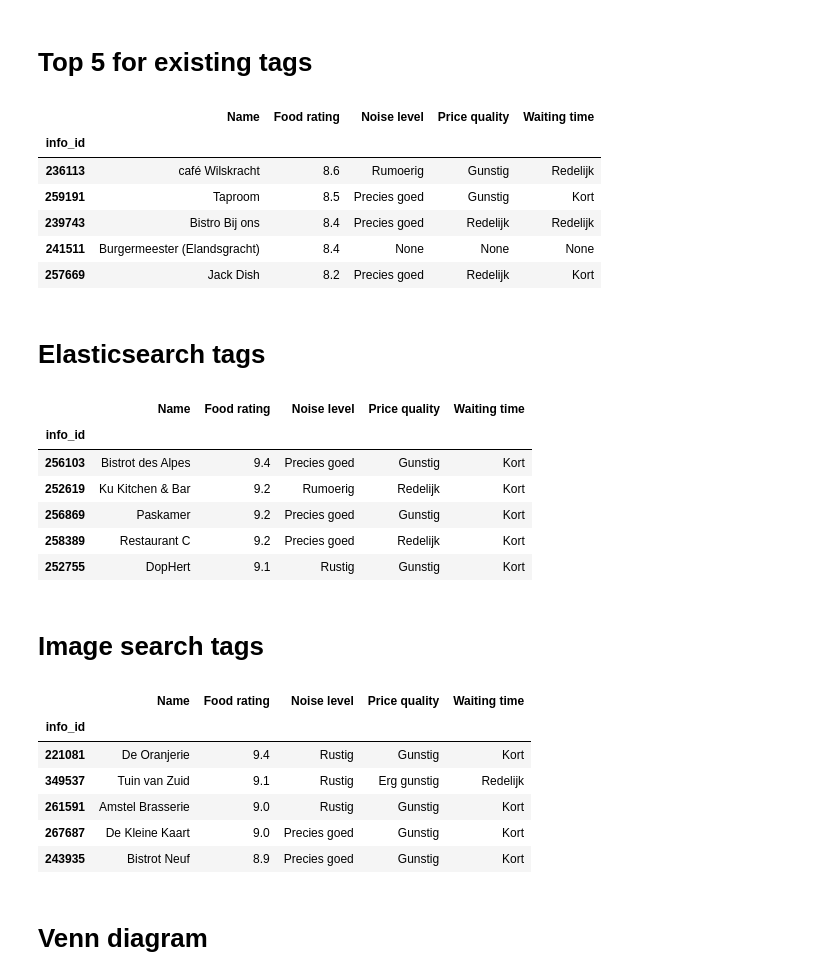
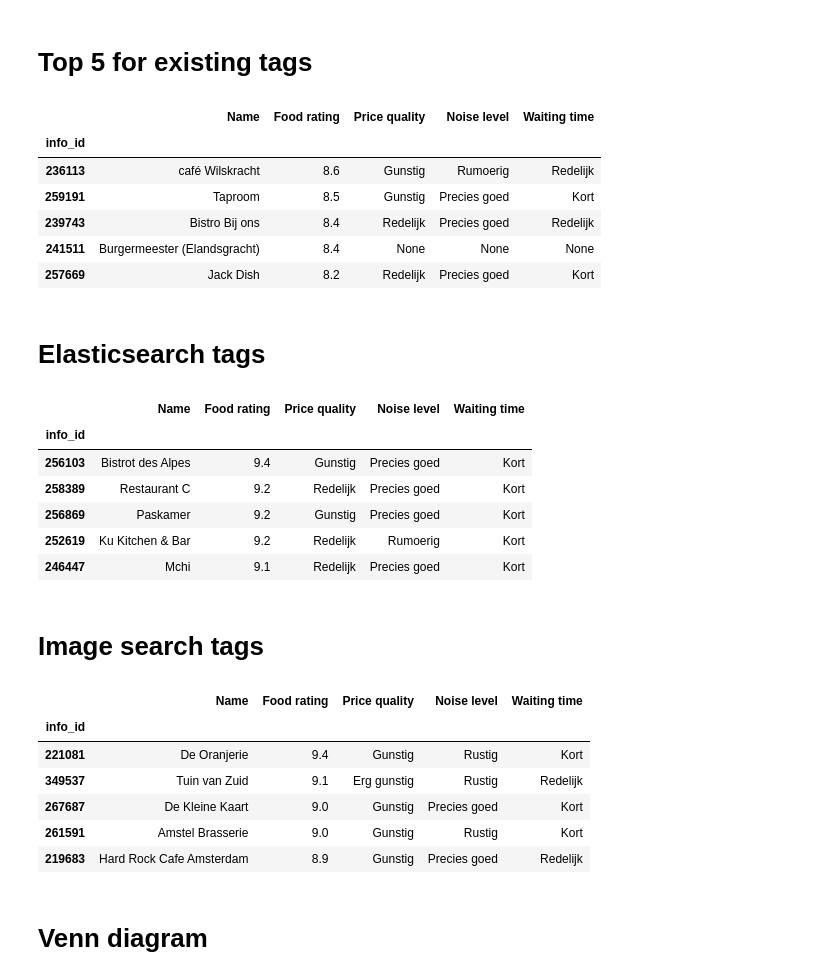
Before and after one commit to roelbertens/scrape_save_search, a Jupyter notebook: notebooks/show_and_select.ipynb, the cells around one changed output. Cells and saved outputs as stored; diff of their text form; code cells hidden in the pictures.

```diff
--- a/notebooks/show_and_select.ipynb
+++ b/notebooks/show_and_select.ipynb
@@ -122,10 +112,15 @@ restaurants_dedup = (
     .drop('tags', axis=1)
     .drop_duplicates()
     .assign(tags=tag_list)
-#     .assign(existing=lambda x: x['tags'].apply(lambda r: 'Hamburger' in r))
     .assign(existing=lambda x: x.index.isin(existing_tag_ids))
     .assign(elastic=lambda x: x.index.isin(elastic_tag_ids))
     .assign(image=lambda x: x.index.isin(image_tag_ids))
+    .rename(columns={'info_name': 'Name',
+                     'reviews_rating_food': 'Food rating',
+                     'reviews_price_quality': 'Price quality',
+                     'reviews_noise_level': 'Noise level',
+                     'reviews_waiting_time': 'Waiting time'})
+    .sort_values('Food rating', ascending=False)
 )
 # %% [markdown]
 # Top 5 for existing tags
@@ -133,69 +128,51 @@ restaurants_dedup = (
 (
     restaurants_dedup
     .loc[lambda r: r['existing']]
-    .sort_values('reviews_rating_food', ascending=False)
+    [['Name', 'Food rating', 'Price quality','Noise level', 'Waiting time']]
     .head()
-    [['info_name', 'reviews_rating_food', 'reviews_noise_level','reviews_price_quality', 'reviews_waiting_time']]
-    .rename(columns={'info_name': 'Name',
-                     'reviews_rating_food': 'Food rating',
-                     'reviews_price_quality': 'Price quality',
-                     'reviews_noise_level': 'Noise level',
-                     'reviews_waiting_time': 'Waiting time'})
 )
 # %% [output]
-|  | Name | Food rating | Noise level | Price quality | Waiting time |
+|  | Name | Food rating | Price quality | Noise level | Waiting time |
 | info_id |  |  |  |  |  |
-| 236113 | café Wilskracht | 8.6 | Rumoerig | Gunstig | Redelijk |
-| 259191 | Taproom | 8.5 | Precies goed | Gunstig | Kort |
-| 239743 | Bistro Bij ons | 8.4 | Precies goed | Redelijk | Redelijk |
+| 236113 | café Wilskracht | 8.6 | Gunstig | Rumoerig | Redelijk |
+| 259191 | Taproom | 8.5 | Gunstig | Precies goed | Kort |
+| 239743 | Bistro Bij ons | 8.4 | Redelijk | Precies goed | Redelijk |
 | 241511 | Burgermeester (Elandsgracht) | 8.4 | None | None | None |
-| 257669 | Jack Dish | 8.2 | Precies goed | Redelijk | Kort |
+| 257669 | Jack Dish | 8.2 | Redelijk | Precies goed | Kort |
 # %% [markdown]
 # Elasticsearch tags
 # %%
 (
     restaurants_dedup
     .loc[lambda r: r['elastic']]
-    .sort_values('reviews_rating_food', ascending=False)
+    [['Name', 'Food rating', 'Price quality','Noise level', 'Waiting time']]
     .head()
-    [['info_name', 'reviews_rating_food', 'reviews_noise_level','reviews_price_quality', 'reviews_waiting_time']]
-    .rename(columns={'info_name': 'Name',
-                     'reviews_rating_food': 'Food rating',
-                     'reviews_price_quality': 'Price quality',
-                     'reviews_noise_level': 'Noise level',
-                     'reviews_waiting_time': 'Waiting time'})
 )
 # %% [output]
-|  | Name | Food rating | Noise level | Price quality | Waiting time |
+|  | Name | Food rating | Price quality | Noise level | Waiting time |
 | info_id |  |  |  |  |  |
-| 256103 | Bistrot des Alpes | 9.4 | Precies goed | Gunstig | Kort |
-| 252619 | Ku Kitchen & Bar | 9.2 | Rumoerig | Redelijk | Kort |
-| 256869 | Paskamer | 9.2 | Precies goed | Gunstig | Kort |
-| 258389 | Restaurant C | 9.2 | Precies goed | Redelijk | Kort |
-| 252755 | DopHert | 9.1 | Rustig | Gunstig | Kort |
+| 256103 | Bistrot des Alpes | 9.4 | Gunstig | Precies goed | Kort |
+| 258389 | Restaurant C | 9.2 | Redelijk | Precies goed | Kort |
+| 256869 | Paskamer | 9.2 | Gunstig | Precies goed | Kort |
+| 252619 | Ku Kitchen & Bar | 9.2 | Redelijk | Rumoerig | Kort |
+| 246447 | Mchi | 9.1 | Redelijk | Precies goed | Kort |
 # %% [markdown]
 # Image search tags
 # %%
 (
     restaurants_dedup
     .loc[lambda r: r['image']]
-    .sort_values('reviews_rating_food', ascending=False)
+    [['Name', 'Food rating', 'Price quality','Noise level', 'Waiting time']]
     .head()
-    [['info_name', 'reviews_rating_food', 'reviews_noise_level','reviews_price_quality', 'reviews_waiting_time']]
-    .rename(columns={'info_name': 'Name',
-                     'reviews_rating_food': 'Food rating',
-                     'reviews_price_quality': 'Price quality',
-                     'reviews_noise_level': 'Noise level',
-                     'reviews_waiting_time': 'Waiting time'})
 )
 # %% [output]
-|  | Name | Food rating | Noise level | Price quality | Waiting time |
+|  | Name | Food rating | Price quality | Noise level | Waiting time |
 | info_id |  |  |  |  |  |
-| 221081 | De Oranjerie | 9.4 | Rustig | Gunstig | Kort |
-| 349537 | Tuin van Zuid | 9.1 | Rustig | Erg gunstig | Redelijk |
-| 261591 | Amstel Brasserie | 9.0 | Rustig | Gunstig | Kort |
-| 267687 | De Kleine Kaart | 9.0 | Precies goed | Gunstig | Kort |
-| 243935 | Bistrot Neuf | 8.9 | Precies goed | Gunstig | Kort |
+| 221081 | De Oranjerie | 9.4 | Gunstig | Rustig | Kort |
+| 349537 | Tuin van Zuid | 9.1 | Erg gunstig | Rustig | Redelijk |
+| 267687 | De Kleine Kaart | 9.0 | Gunstig | Precies goed | Kort |
+| 261591 | Amstel Brasserie | 9.0 | Gunstig | Rustig | Kort |
+| 219683 | Hard Rock Cafe Amsterdam | 8.9 | Gunstig | Precies goed | Redelijk |
 # %% [markdown]
 # Venn diagram
 # %%
```
Also changed, not shown: parts of 9 cells of this notebook, 2 other files.
